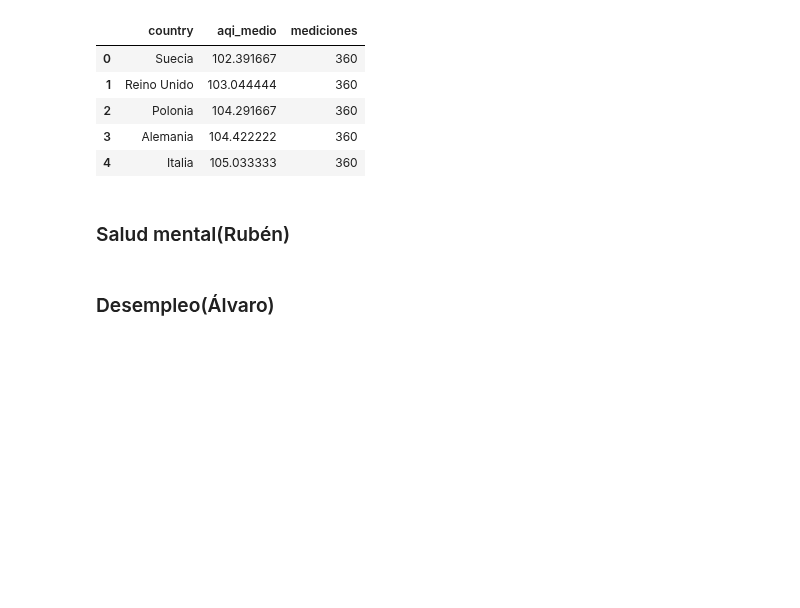
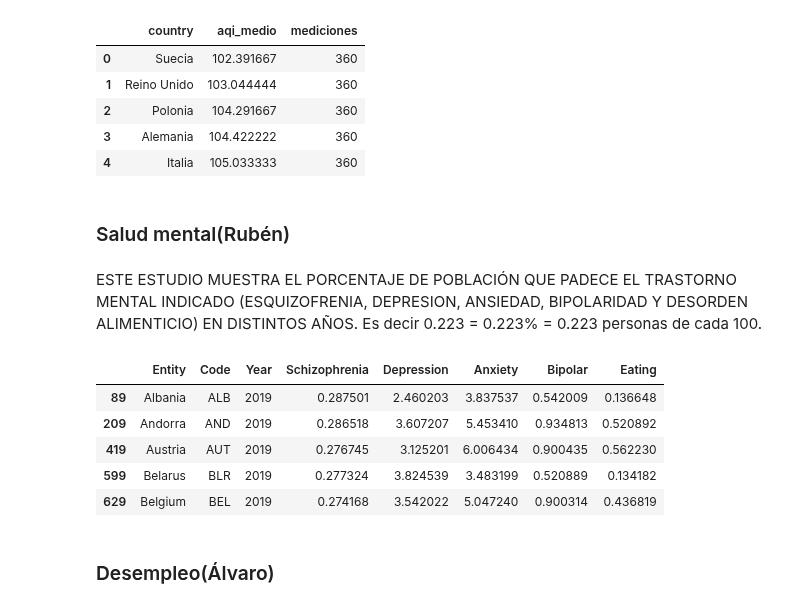
Before and after one commit to AntonioDavid333/Mental-Health-Data-Analysis, a Jupyter notebook: Global.ipynb, the cells around one changed output. Drawn from its saved outputs; the diff is of its cells as text; code cells hidden in the pictures; blank space fills up the shorter version.

Commit message:
Cambios mental health

```diff
--- a/Global.ipynb
+++ b/Global.ipynb
@@ -94,3 +86,16 @@ df_aqi.head()
+# %% [markdown]
+ESTE ESTUDIO MUESTRA EL PORCENTAJE DE POBLACIÓN QUE PADECE EL TRASTORNO MENTAL INDICADO (ESQUIZOFRENIA, DEPRESION, ANSIEDAD, BIPOLARIDAD Y DESORDEN ALIMENTICIO) EN DISTINTOS AÑOS. Es decir 0.223 = 0.223% = 0.223 personas de cada 100.
+# %%
+#DATAFRAME SALUD MENTAL(RUBEN)
+%store -r df_saludMentalEuropa2019
+df_saludMentalEuropa2019.head()
+# %% [output]
+|  | Entity | Code | Year | Schizophrenia | Depression | Anxiety | Bipolar | Eating |
+| 89 | Albania | ALB | 2019 | 0.287501 | 2.460203 | 3.837537 | 0.542009 | 0.136648 |
+| 209 | Andorra | AND | 2019 | 0.286518 | 3.607207 | 5.453410 | 0.934813 | 0.520892 |
+| 419 | Austria | AUT | 2019 | 0.276745 | 3.125201 | 6.006434 | 0.900435 | 0.562230 |
+| 599 | Belarus | BLR | 2019 | 0.277324 | 3.824539 | 3.483199 | 0.520889 | 0.134182 |
+| 629 | Belgium | BEL | 2019 | 0.274168 | 3.542022 | 5.047240 | 0.900314 | 0.436819 |
 # %% [markdown]
 ### Desempleo(Álvaro)
 # %%
```
Also changed, not shown: parts of 2 cells of this notebook, 1 other file.
